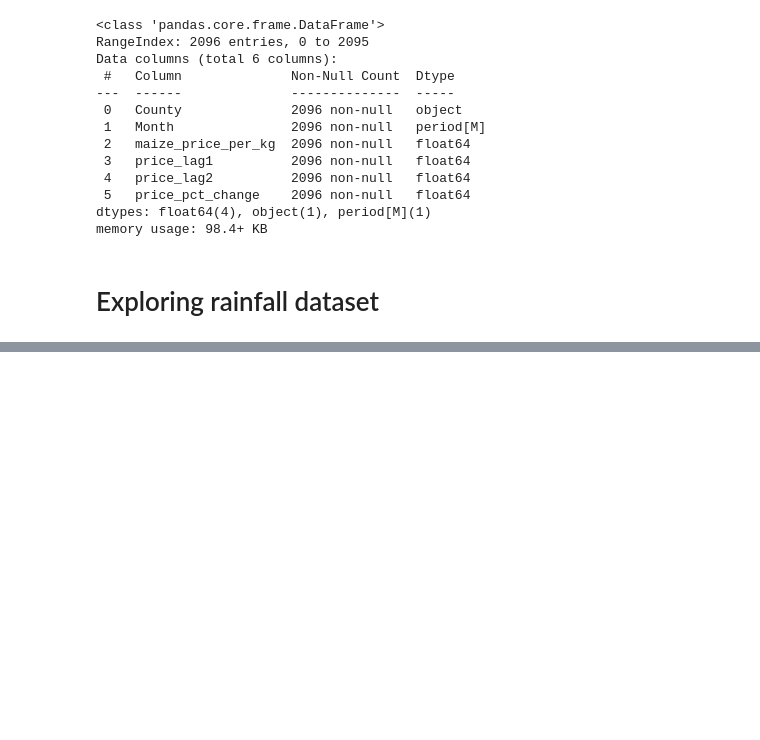
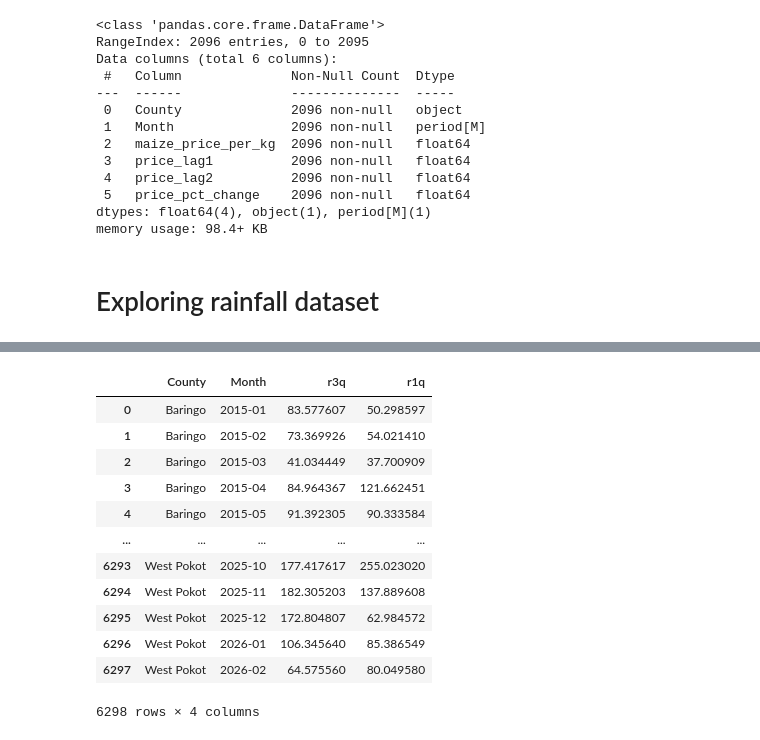
Before and after one commit to MrDenzy/PHASE-5-PROJECT---PREDICTING-FOOD-INSECURITY, a Jupyter notebook: notebooks/data_explore.ipynb, the cells around one changed output, grey strips where cells are left out. Drawn from its saved outputs; the diff is of its cells as text; code cells hidden in the pictures; blank space fills up the shorter version.

```diff
--- a/notebooks/data_explore.ipynb
+++ b/notebooks/data_explore.ipynb
@@ -1080,0 +1223,21 @@ memory usage: 98.4+ KB
+# %%
+# aggregate monthly r3q and r1q
+df_rf = df_rf.groupby(['County','Month'],as_index = False).agg(
+    {'r3q': 'mean',
+     'r1q': 'mean'}
+)
+df_rf
+# %% [output]
+|  | County | Month | r3q | r1q |
+| 0 | Baringo | 2015-01 | 83.577607 | 50.298597 |
+| 1 | Baringo | 2015-02 | 73.369926 | 54.021410 |
+| 2 | Baringo | 2015-03 | 41.034449 | 37.700909 |
+| 3 | Baringo | 2015-04 | 84.964367 | 121.662451 |
+| 4 | Baringo | 2015-05 | 91.392305 | 90.333584 |
+| ... | ... | ... | ... | ... |
+| 6293 | West Pokot | 2025-10 | 177.417617 | 255.023020 |
+| 6294 | West Pokot | 2025-11 | 182.305203 | 137.889608 |
+| 6295 | West Pokot | 2025-12 | 172.804807 | 62.984572 |
+| 6296 | West Pokot | 2026-01 | 106.345640 | 85.386549 |
+| 6297 | West Pokot | 2026-02 | 64.575560 | 80.049580 |
+6298 rows × 4 columns
```
Also changed, not shown: parts of 8 cells of this notebook, 1 other file.
